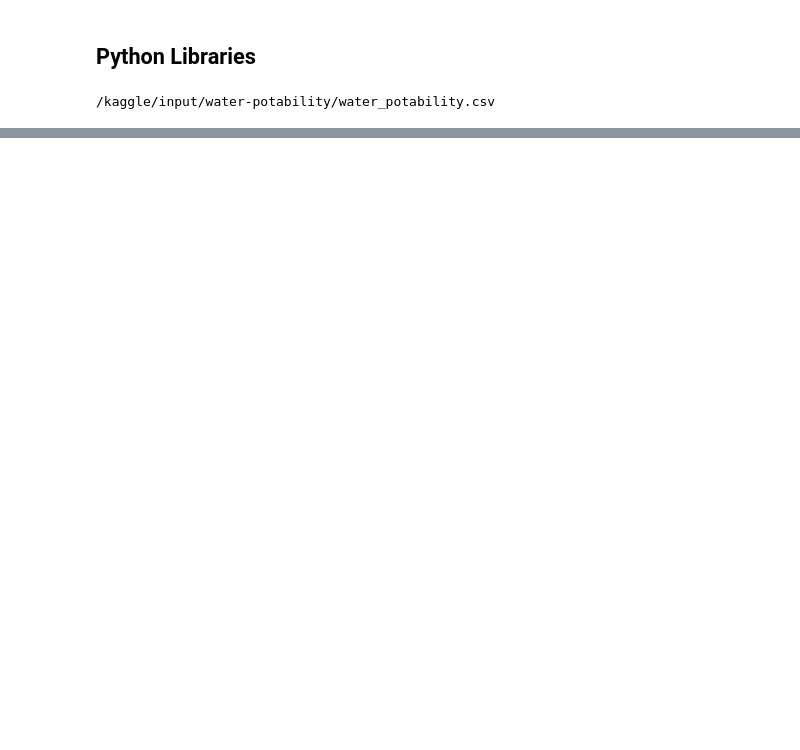
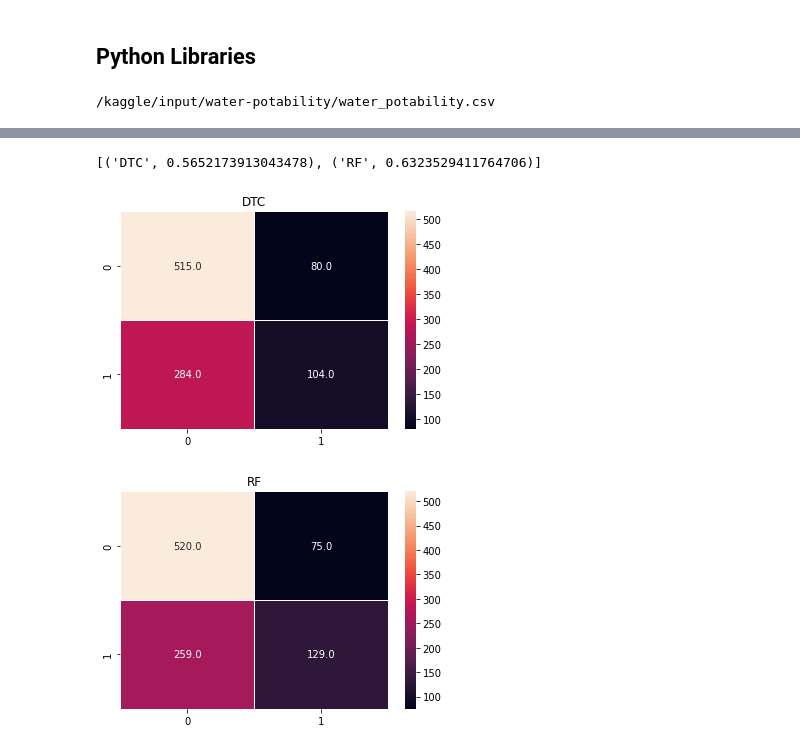
Before and after one commit to MSBurakS/Water-Quality-Explanatory-Data-Analysis-My-Pract, a Jupyter notebook: water-quality-explanatory-data-analysis-my-pract.ipynb, the cells around one changed output, grey strips where cells are left out. Saved outputs shown, nothing was run; the diff lists cells and outputs as text; code cells hidden in the pictures; blank space fills up the shorter version.

```diff
--- a/water-quality-explanatory-data-analysis-my-pract.ipynb
+++ b/water-quality-explanatory-data-analysis-my-pract.ipynb
@@ -55,0 +208,7 @@ from sklearn import tree
+# %%
+# train test split
+X_train, X_test, y_train, y_test = train_test_split(X,y, test_size=0.3 , random_state=3)
+print("X_train",X_train.shape)
+print("X_test",X_test.shape)
+print("y_train",y_train.shape)
+print("y_test",y_test.shape)
@@ -55,0 +220,6 @@ from sklearn import tree
+# %%
+# min-max normalization
+x_train_max =np.max(X_train)
+x_train_min =np.min(X_train)
+X_train= (X_train - x_train_min)/(x_train_max-x_train_min)
+X_test= (X_test - x_train_min)/(x_train_max-x_train_min)
@@ -55,0 +230,26 @@ from sklearn import tree
+# %%
+models = [("DTC", DecisionTreeClassifier(max_depth = 3)),
+          ("RF",RandomForestClassifier())]
+# %%
+finalResults = []
+cmList = []
+for name, model in models:
+    model.fit(X_train,y_train) #train
+    model_result = model.predict(X_test) # prediction
+    score = precision_score(y_test, model_result)
+    cm= confusion_matrix(y_test, model_result)
+
+    finalResults.append((name,score))
+    cmList.append((name,cm))
+finalResults
+# %% [output]
+[('DTC', 0.5652173913043478), ('RF', 0.6323529411764706)]
+# %%
+for name , i in cmList:
+    plt.figure()
+    sns.heatmap(i , annot =True, linewidth=0.8,fmt=".1f")
+    plt.title(name)
+    plt.show()
+# %% [output]
+[figure, added]
+[figure, added]
```
Also changed, not shown: parts of 24 cells of this notebook.
